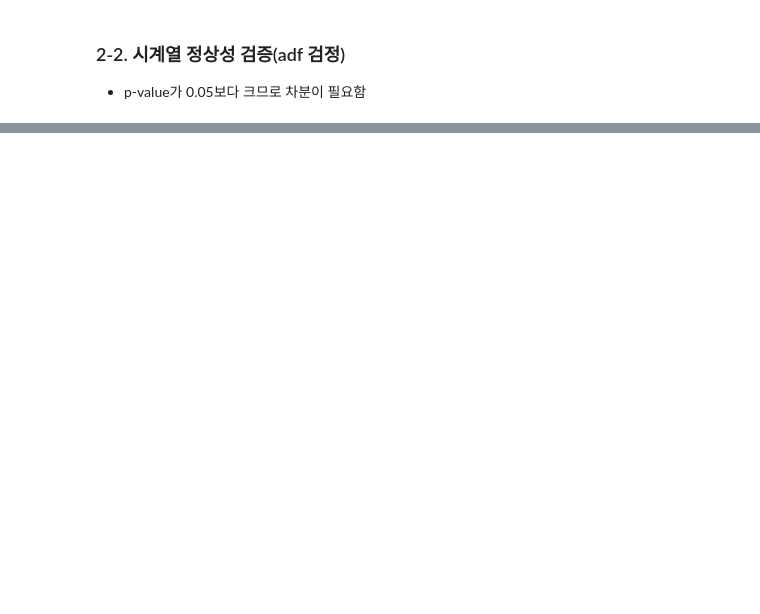
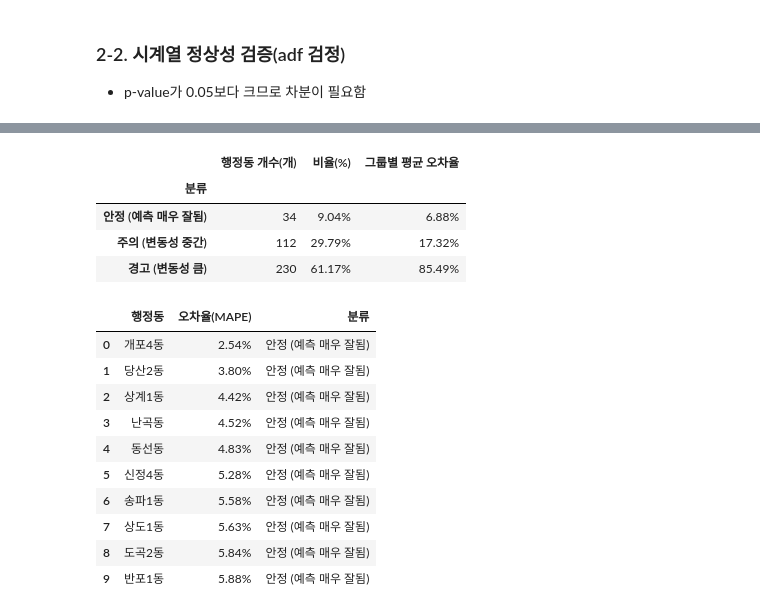
Before and after one commit to eunsung20311-dot/cafe-sales-prediction, a Jupyter notebook: [커피-음료] 업종 매출 예측 개선.ipynb, the cells around one changed output, grey strips where cells are left out. Drawn from its saved outputs; the diff is of its cells as text; code cells hidden in the pictures; blank space fills up the shorter version.

```diff
--- a/[커피-음료] 업종 매출 예측 개선.ipynb
+++ b/[커피-음료] 업종 매출 예측 개선.ipynb
@@ -629,0 +666,47 @@ display(result_df[['행정동', '오차율(NRMSE)', '시스템진단']].head(10)
+# %%
+# 등급별 빈도수와 비율 계산
+total_count = len(result_df)
+status_counts = result_df['분류'].value_counts()
+status_ratios = result_df['분류'].value_counts(normalize=True) * 100
+
+# 오차율(MAPE) 문자열을 숫자로 변환하여 그룹별 평균 계산
+result_df['오차율_숫자'] = result_df['오차율(MAPE)'].str.replace('%', '').astype(float)
+status_means = result_df.groupby('분류')['오차율_숫자'].mean()
+
+summary_table = pd.DataFrame({
+    '행정동 개수(개)': status_counts,
+    '비율(%)': status_ratios,
+    '그룹별 평균 오차율': status_means
+})
+
+# 인덱스 순서 정렬 (안정 -> 주의 -> 경고 순)
+order = ['안정 (예측 매우 잘됨)', '주의 (변동성 중간)', '경고 (변동성 큼)']
+summary_table = summary_table.reindex(order)
+
+# 데이터가 없는 등급(0개)은 0으로 채우기
+summary_table['행정동 개수(개)'] = summary_table['행정동 개수(개)'].fillna(0).astype(int)
+
+# 소수점 둘째 자리 포맷팅
+summary_table['비율(%)'] = summary_table['비율(%)'].apply(lambda x: f"{x:.2f}%" if pd.notnull(x) else "0.00%")
+summary_table['그룹별 평균 오차율'] = summary_table['그룹별 평균 오차율'].apply(lambda x: f"{x:.2f}%" if pd.notnull(x) else "0.00%")
+display(summary_table)
+result_df.drop(columns=['오차율_숫자'], inplace=True, errors='ignore')
+# 출력용 표의 제목과 컬럼명도 정밀하게 검증된 MAPE 기준으로 정렬
+display(result_df[['행정동', '오차율(MAPE)', '분류']].head(10))
+# %% [output]
+|  | 행정동 개수(개) | 비율(%) | 그룹별 평균 오차율 |
+| 분류 |  |  |  |
+| 안정 (예측 매우 잘됨) | 34 | 9.04% | 6.88% |
+| 주의 (변동성 중간) | 112 | 29.79% | 17.32% |
+| 경고 (변동성 큼) | 230 | 61.17% | 85.49% |
+|  | 행정동 | 오차율(MAPE) | 분류 |
+| 0 | 개포4동 | 2.54% | 안정 (예측 매우 잘됨) |
+| 1 | 당산2동 | 3.80% | 안정 (예측 매우 잘됨) |
+| 2 | 상계1동 | 4.42% | 안정 (예측 매우 잘됨) |
+| 3 | 난곡동 | 4.52% | 안정 (예측 매우 잘됨) |
+| 4 | 동선동 | 4.83% | 안정 (예측 매우 잘됨) |
+| 5 | 신정4동 | 5.28% | 안정 (예측 매우 잘됨) |
+| 6 | 송파1동 | 5.58% | 안정 (예측 매우 잘됨) |
+| 7 | 상도1동 | 5.63% | 안정 (예측 매우 잘됨) |
+| 8 | 도곡2동 | 5.84% | 안정 (예측 매우 잘됨) |
+| 9 | 반포1동 | 5.88% | 안정 (예측 매우 잘됨) |
```
Also changed, not shown: parts of 44 cells of this notebook.
